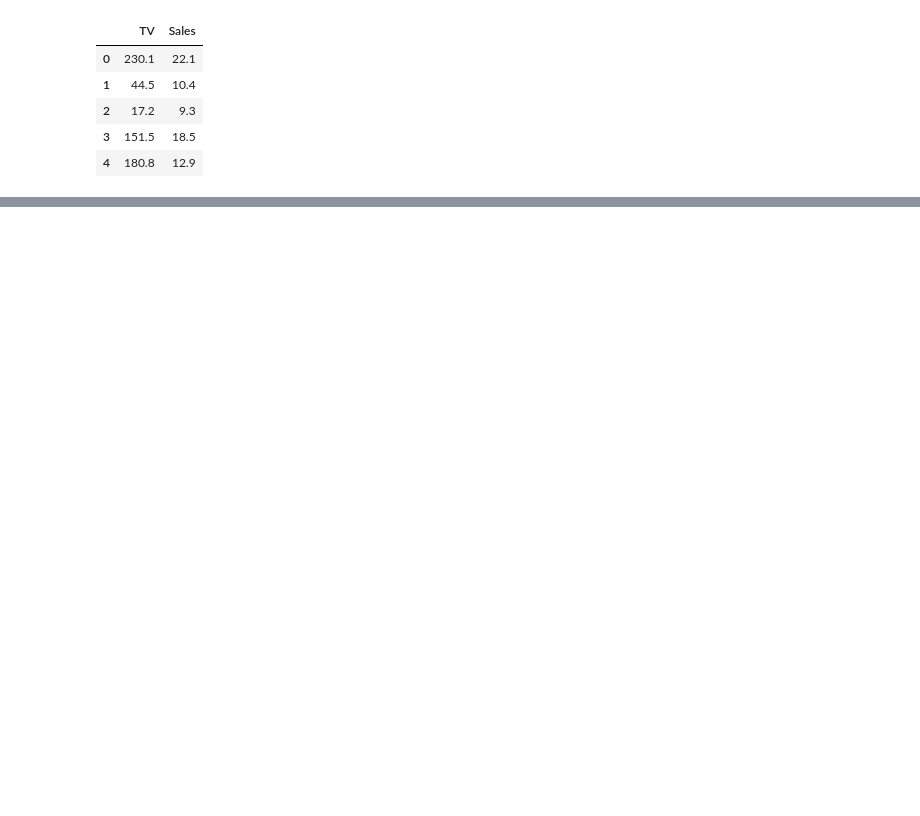
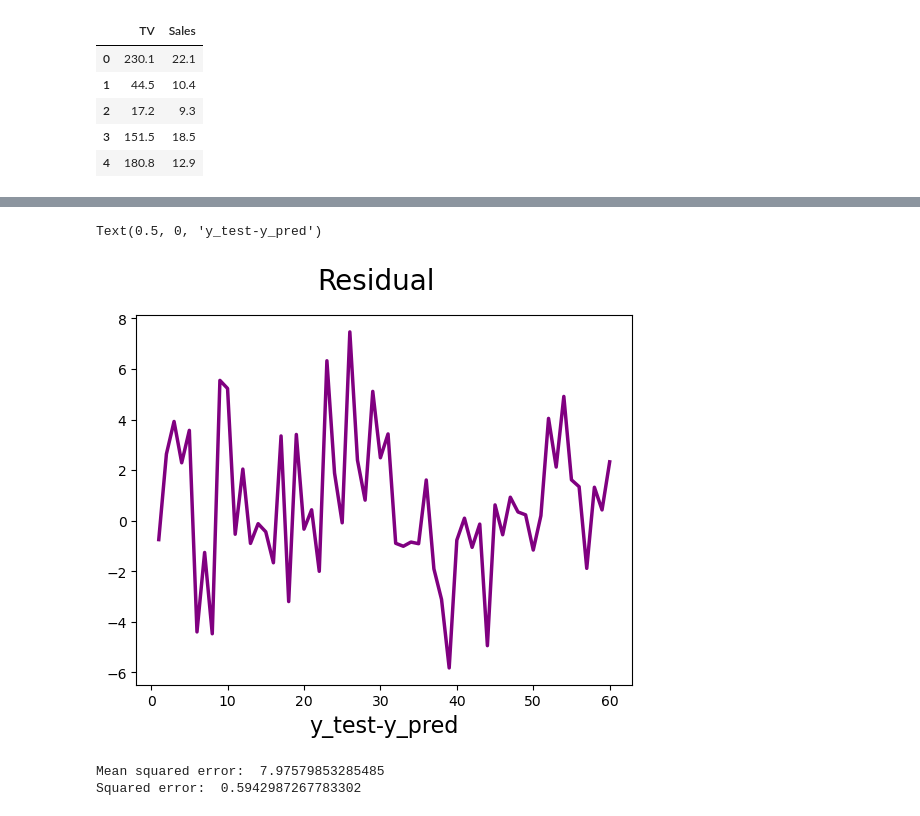
Before and after one commit to iuribel/ML-OREILLY, a Jupyter notebook: Study case 1/CaseStudy1.ipynb, the cells around one changed output, grey strips where cells are left out. Drawn from its saved outputs; the diff is of its cells as text; code cells hidden in the pictures; blank space fills up the shorter version.

```diff
--- a/Study case 1/CaseStudy1.ipynb
+++ b/Study case 1/CaseStudy1.ipynb
@@ -13,0 +165,11 @@ advertising.head()
+# %%
+#Residual calculation
+c=[i for i in range(1,61,1)] #generate index
+fig=plt.figure()
+plt.plot(c,y_test-y_pred, color="purple", linewidth=2.5, linestyle="-")
+fig.suptitle('Residual', fontsize=20)  #header plot
+plt.xlabel('Index', fontsize=18) #X label plot
+plt.xlabel('y_test-y_pred', fontsize=16)#Y label plot
+# %% [output]
+Text(0.5, 0, 'y_test-y_pred')
+[figure, added]
@@ -13,0 +181,7 @@ advertising.head()
+# %%
+print('Mean squared error: ',mse) # the model is not able to match this percentage of values (around 7,9% for this example) not bad
+print('Squared error: ', r_squared) # the higher the better , in real life it is good to get it around 60% and 70%, for this
+#example we got it to 59% , higher percentage is usually not possible, this one is decent¡
+# %% [output]
+Mean squared error:  7.97579853285485
+Squared error:  0.5942987267783302
```
Also changed, not shown: parts of 21 cells of this notebook.
